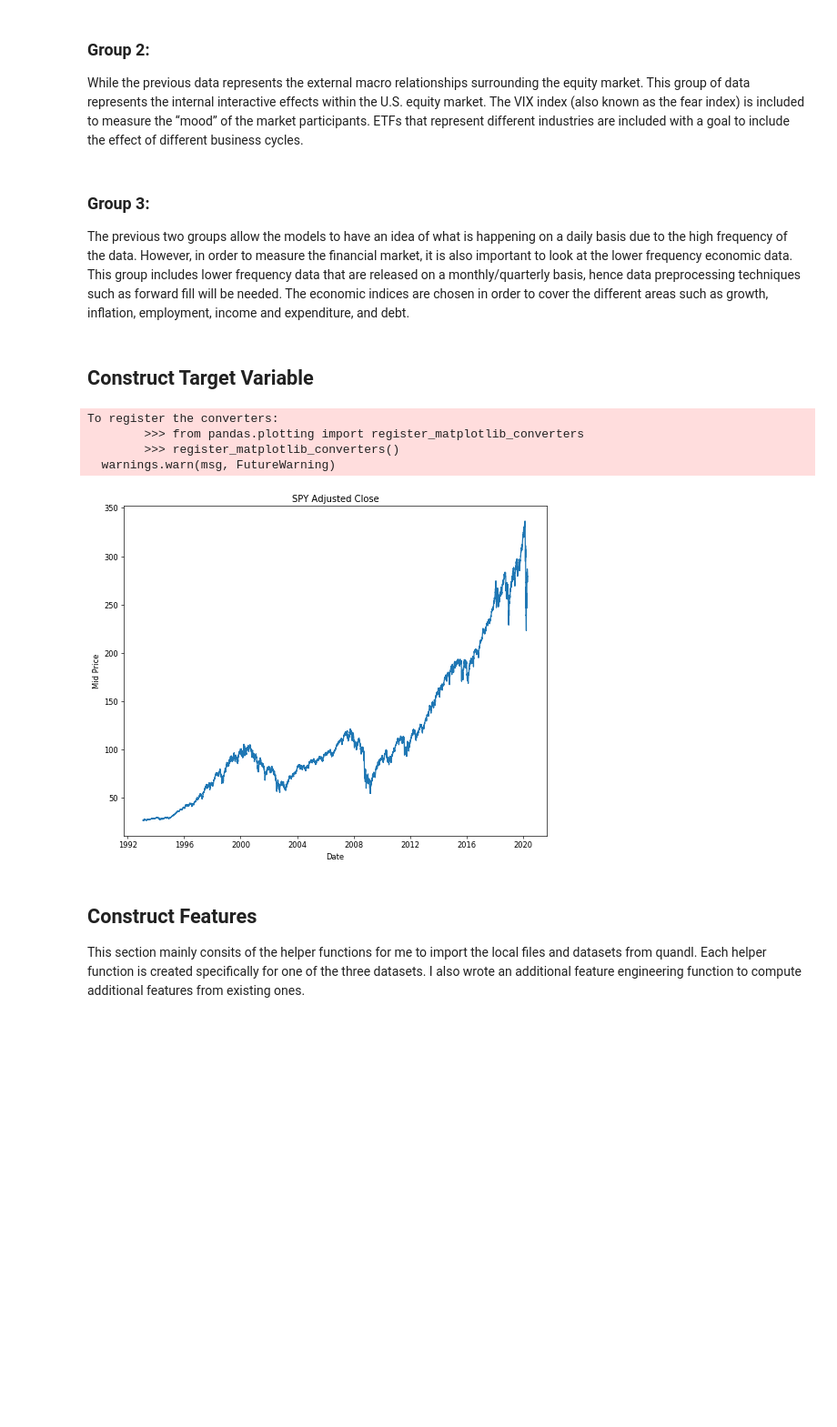
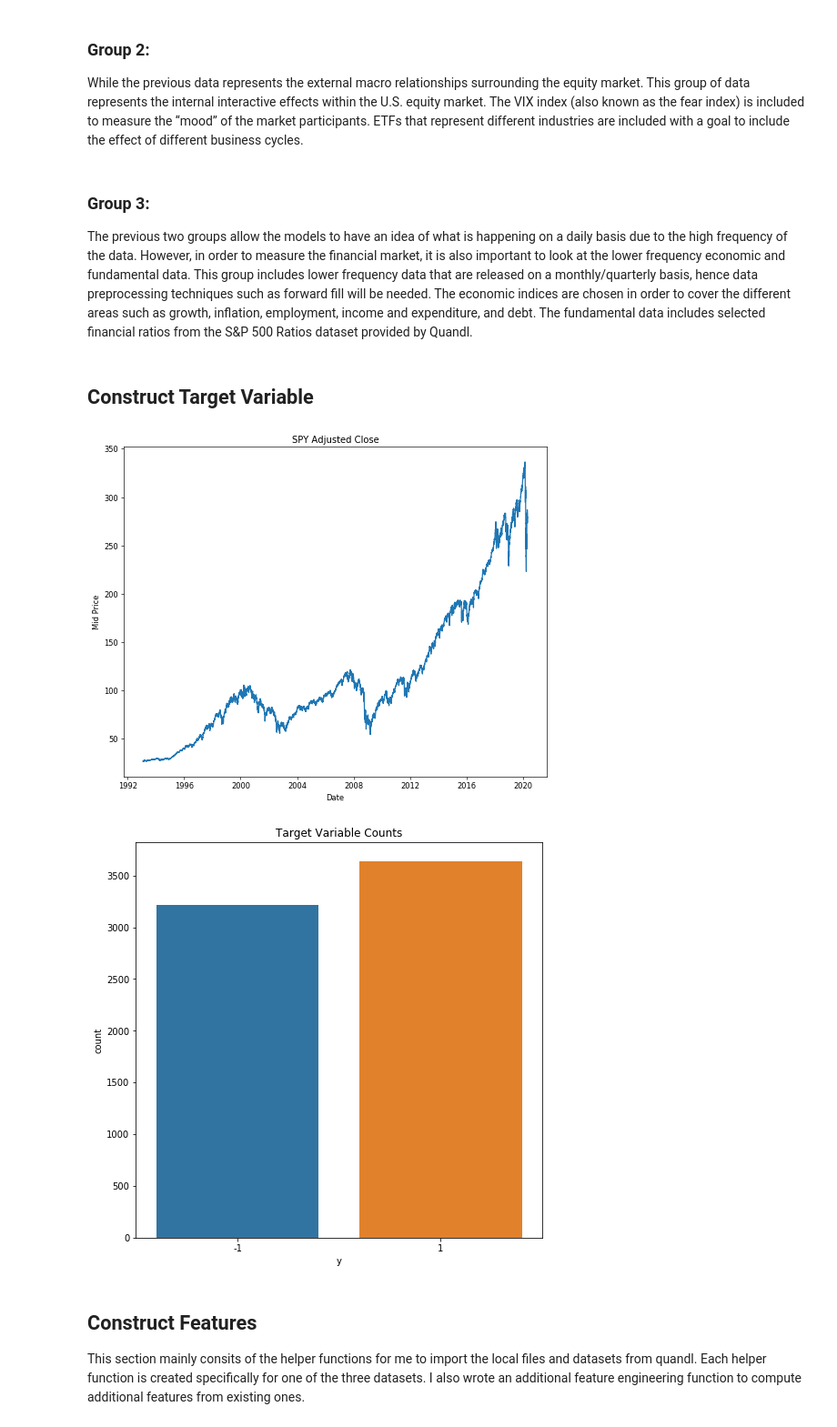
Before and after one commit to Big-Nicks-Stock-Tips/SP500_Classfication_Models, a Jupyter notebook: S&P 500 Classfication Models.ipynb, the cells around one changed output. Shown at 91% size. Drawn from its saved outputs; the diff is of its cells as text; code cells hidden in the pictures; blank space fills up the shorter version.

```diff
--- a/S&P 500 Classfication Models.ipynb
+++ b/S&P 500 Classfication Models.ipynb
@@ -110,7 +109,7 @@ local_files = [
 # %% [markdown]
 ### Group 3:
-The previous two groups allow the models to have an idea of what is happening on a daily basis due to the high frequency of the data. However, in order to measure the financial market, it is also important to look at the lower frequency economic data. This group includes lower frequency data that are released on a monthly/quarterly basis, hence data preprocessing techniques such as forward fill will be needed. The economic indices are chosen in order to
-cover the different areas such as growth, inflation, employment, income and expenditure, and debt.
+The previous two groups allow the models to have an idea of what is happening on a daily basis due to the high frequency of the data. However, in order to measure the financial market, it is also important to look at the lower frequency economic and fundamental data. This group includes lower frequency data that are released on a monthly/quarterly basis, hence data preprocessing techniques such as forward fill will be needed. The economic indices are chosen in order to
+cover the different areas such as growth, inflation, employment, income and expenditure, and debt. The fundamental data includes selected financial ratios from the S&P 500 Ratios dataset provided by Quandl.
 # %%
 #econ features that are not daily (weekly, monthly & quarterly data - need to ffill)
 sparse_econ_data= {
@@ -164,33 +167,39 @@ sparse_econ_data= {
 ## Construct Target Variable
 # %%
 # Import SPY
-df = pd.read_csv('SPY.csv',index_col = 'Date',parse_dates = True)
+url = "https://raw.githubusercontent.com/YizhouTang/SP500_Classfication_Models/master/SPY.csv"
+
+#df = pd.read_csv('SPY.csv',index_col = 'Date',parse_dates = True)
+df = pd.read_csv(url,index_col = 'Date',parse_dates = True)
 
 #Visualization
 plt.figure(figsize=(10, 8), dpi= 60)
 plt.title("SPY Adjusted Close")
 plt.plot(df['Adj Close'])
 plt.xlabel('Date')
 plt.ylabel('Mid Price')
 plt.show()
 
 #Shift -1 for next day's return
 #Classification
 df['next_day_SPY_openclose_ret'] = df['Close'].shift(-1)/df['Open'].shift(-1) -1
 
 #If tomorrow's return >= 0, then 1
 #If tomorrow's return < 0, then -1
 df['y'] = -1
 df.at[df['next_day_SPY_openclose_ret'] >= 0,'y'] = 1
 
 #Remove it make sure no look ahead bias
 del df['next_day_SPY_openclose_ret']
+
+#plot y
+plt.figure(figsize=(8, 8))
+sns.countplot('y', data=df)
+plt.title('Target Variable Counts')
+plt.show()
 # %% [output]
-To register the converters:
-        >>> from pandas.plotting import register_matplotlib_converters
-        >>> register_matplotlib_converters()
-  warnings.warn(msg, FutureWarning)
 [figure]
+[figure, added]
 # %% [markdown]
 ## Construct Features
 This section mainly consits of the helper functions for me to import the local files and datasets from quandl. Each helper function is created specifically for one of the three datasets. I also wrote an additional feature engineering function to compute additional features from existing ones.
```
Also changed, not shown: parts of 42 cells of this notebook.
